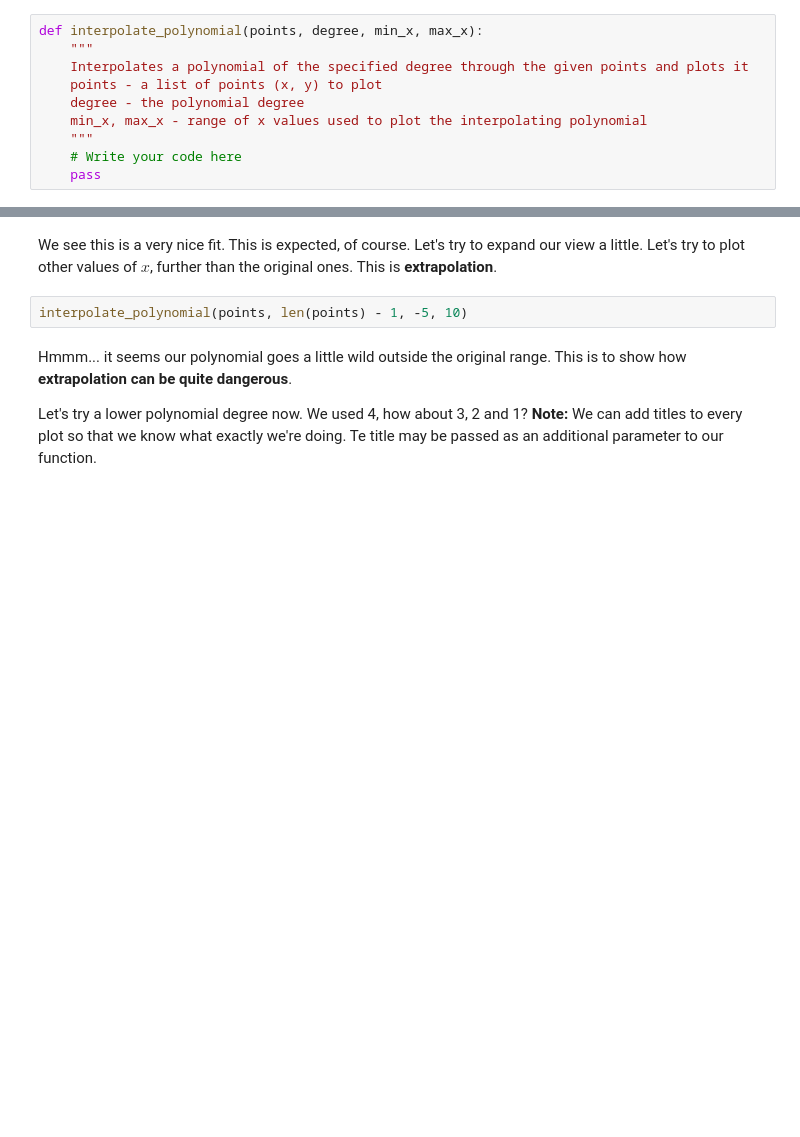
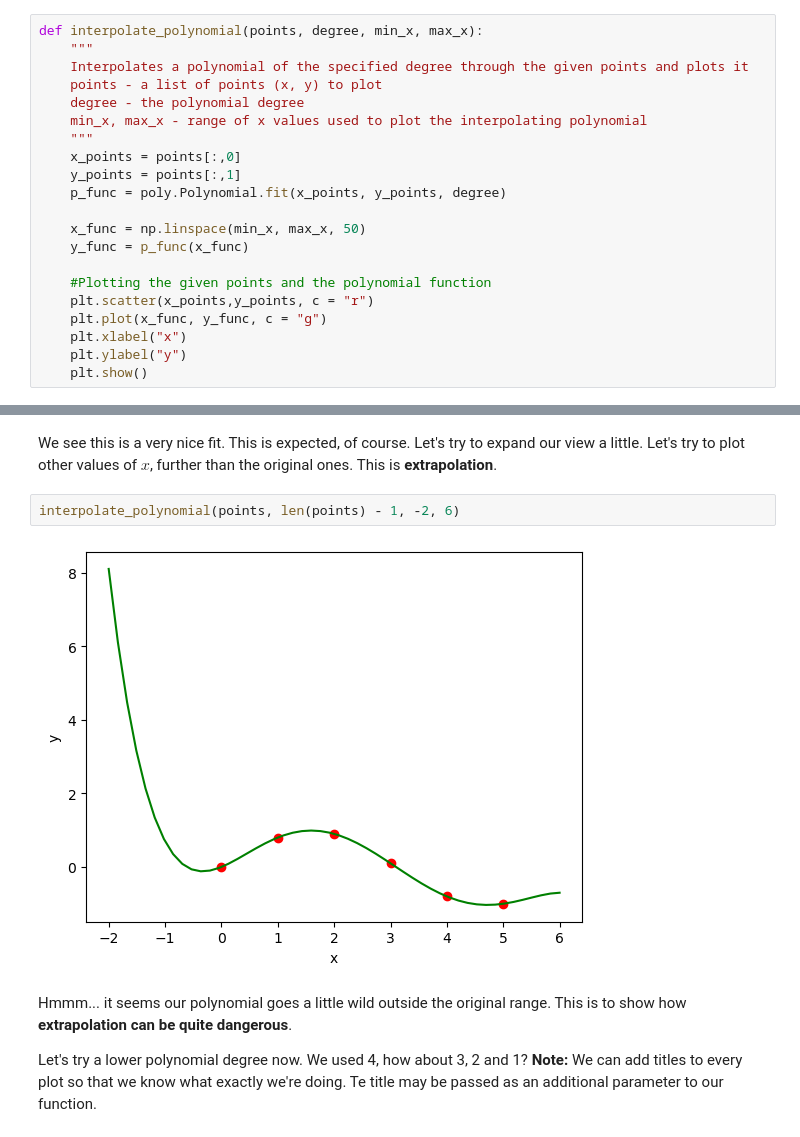
Before and after one commit to crystal-wolfer/SoftUni-AI-ML, a Jupyter notebook: Course 1 - Math For Developer/Excercises/4.Linear-Algebra-Exercise.ipynb, the cells around one changed output, grey strips where cells are left out. Cells and saved outputs as stored; diff of their text form; blank space fills up the shorter version.

```diff
--- a/Course 1 - Math For Developer/Excercises/4.Linear-Algebra-Exercise.ipynb
+++ b/Course 1 - Math For Developer/Excercises/4.Linear-Algebra-Exercise.ipynb
@@ -73,8 +97,19 @@ def interpolate_polynomial(points, degree, min_x, max_x):
     degree - the polynomial degree
     min_x, max_x - range of x values used to plot the interpolating polynomial
     """
-    # Write your code here
-    pass
+    x_points = points[:,0]
+    y_points = points[:,1]
+    p_func = poly.Polynomial.fit(x_points, y_points, degree)
+
+    x_func = np.linspace(min_x, max_x, 50)
+    y_func = p_func(x_func)
+
+    #Plotting the given points and the polynomial function
+    plt.scatter(x_points,y_points, c = "r")
+    plt.plot(x_func, y_func, c = "g")
+    plt.xlabel("x")
+    plt.ylabel("y")
+    plt.show()
 # %%
 points = np.array([(0, 0), (1, 0.8), (2, 0.9), (3, 0.1), (4, -0.8), (5, -1.0)])
 interpolate_polynomial(points, len(points) - 1, np.min(points[:, 0]), np.max(points[:, 0]))
@@ -81,7 +118,9 @@ interpolate_polynomial(points, len(points) - 1, np.min(points[:, 0]), np.max(poi
 # %% [markdown]
 We see this is a very nice fit. This is expected, of course. Let's try to expand our view a little. Let's try to plot other values of $x$, further than the original ones. This is **extrapolation**.
 # %%
-interpolate_polynomial(points, len(points) - 1, -5, 10)
+interpolate_polynomial(points, len(points) - 1, -2, 6)
+# %% [output]
+[figure, added]
 # %% [markdown]
 Hmmm... it seems our polynomial goes a little wild outside the original range. This is to show how **extrapolation can be quite dangerous**.
 
```
Also changed, not shown: parts of 15 cells of this notebook, 2 other files.
